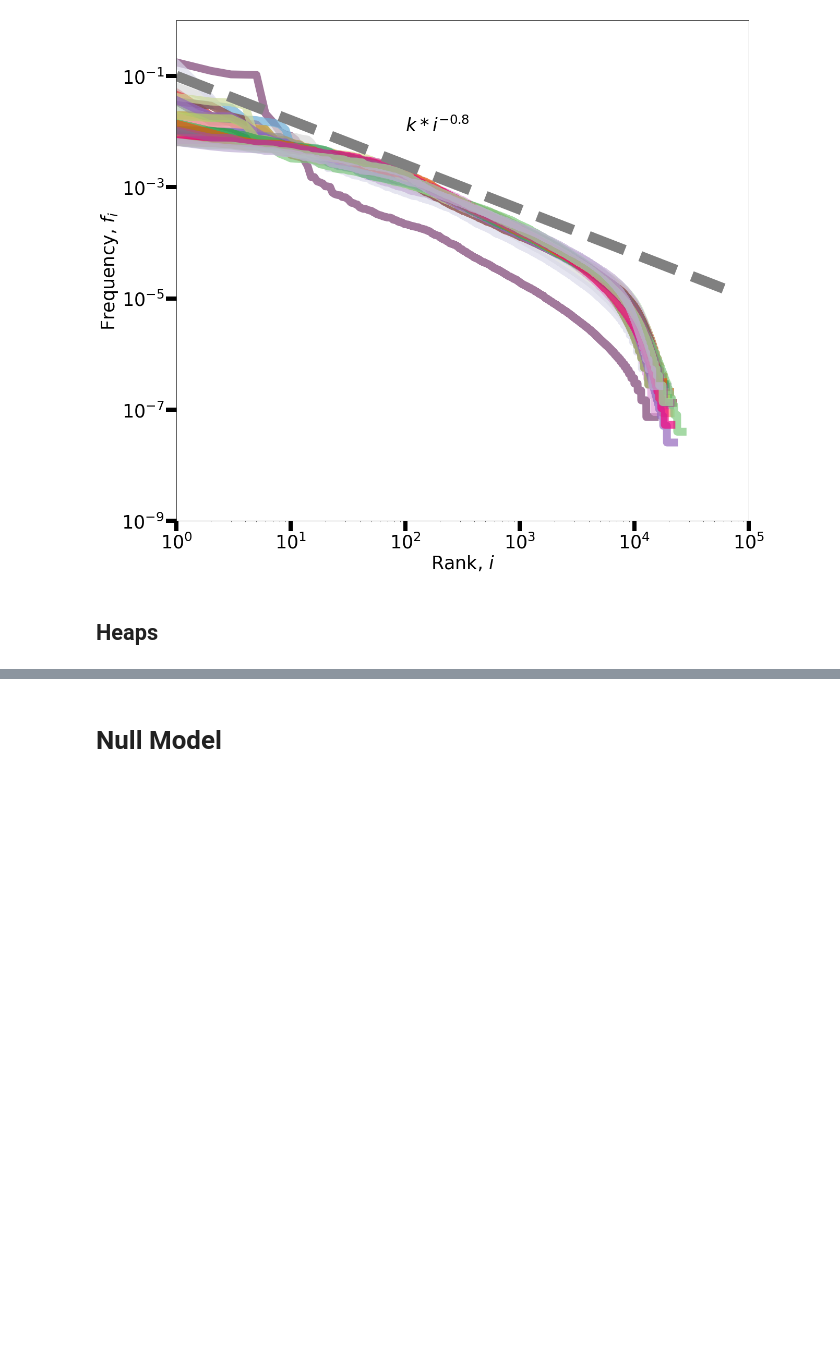
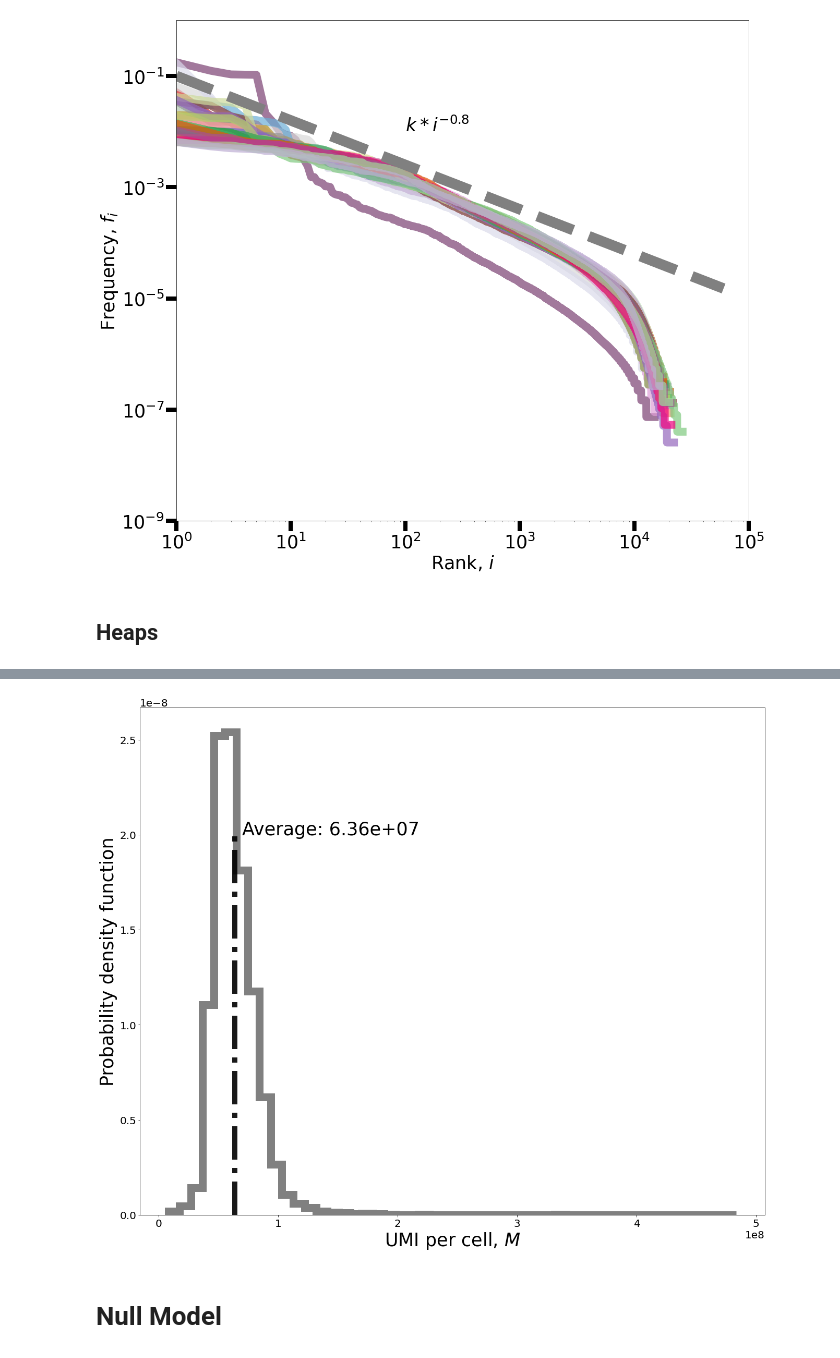
Before and after one commit to fvalle1/phd, a Jupyter notebook: mouse_Atlas/Mouse_exploration.ipynb, the cells around one changed output, grey strips where cells are left out. Drawn from its saved outputs; the diff is of its cells as text; code cells hidden in the pictures; blank space fills up the shorter version.

Commit message:
frontiers functions

```diff
--- a/mouse_Atlas/Mouse_exploration.ipynb
+++ b/mouse_Atlas/Mouse_exploration.ipynb
@@ -499,22 +511,24 @@ fig.savefig("heaps_alltissues_noLactation.pdf")
 # %%
-fig, ax = plt.subplots(figsize=(18,10))
+fig, ax = plt.subplots(figsize=(18,15))
 
-ax.hist(data["M"], density=True, color="blue", histtype="step", lw=10, bins=100)
+ax.hist(data["M"], density=True, color="gray", histtype="step", lw=15, bins=50)
 
 m = np.mean(data["M"])
-ax.vlines([m], 0,1e-3, lw=5, ls="-.")
-ax.annotate("Average: %.0f"%m, (m*1.1,6e-4), fontsize=22)
+ax.vlines([m], 0,2e-8, lw=10, alpha=.9, ls="-.")
+ax.annotate("Average: %.2e"%m, (m*1.1,2e-8), fontsize=35)
 
-ax.set_xlabel("Reads per cell, $M$", fontsize=22)
-ax.set_ylabel("Probability density function", fontsize=22)
+ax.set_xlabel("UMI per cell, $M$", fontsize=35)
+ax.set_ylabel("Probability density function", fontsize=35)
 
 #ax.set_xscale("log")
 #ax.set_yscale("log")
 
 #ax.set_xlim(1,3e8)
 
 plt.show()
 fig.savefig(f"M_hist_{data_source}.pdf")
+# %% [output]
+[figure, added]
 # %%
 fig, ax = plt.subplots(figsize=(20,10))
 for tissue in data["frac_of"].keys():
```
Also changed, not shown: parts of 3 cells of this notebook, 2 other files.
